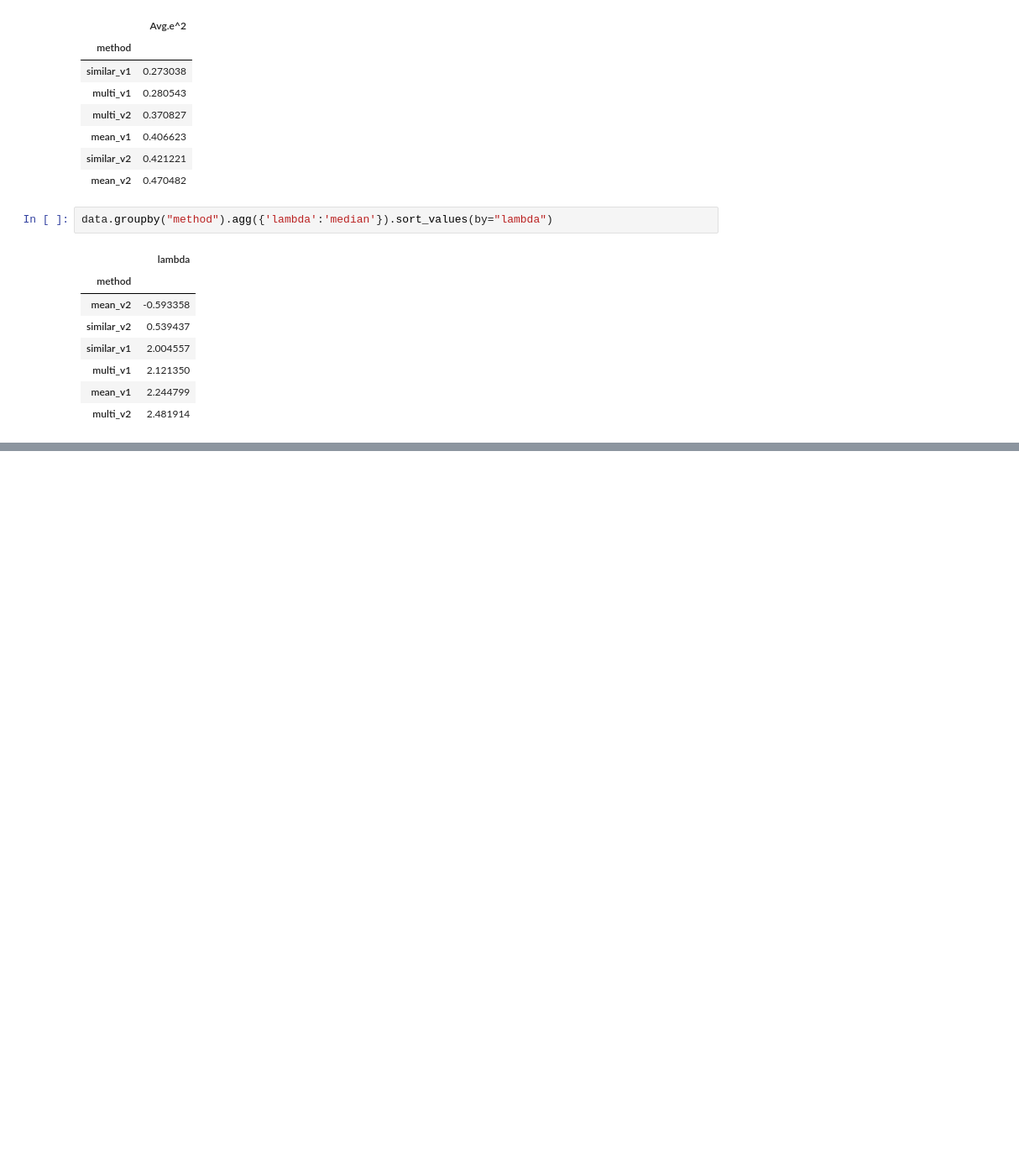
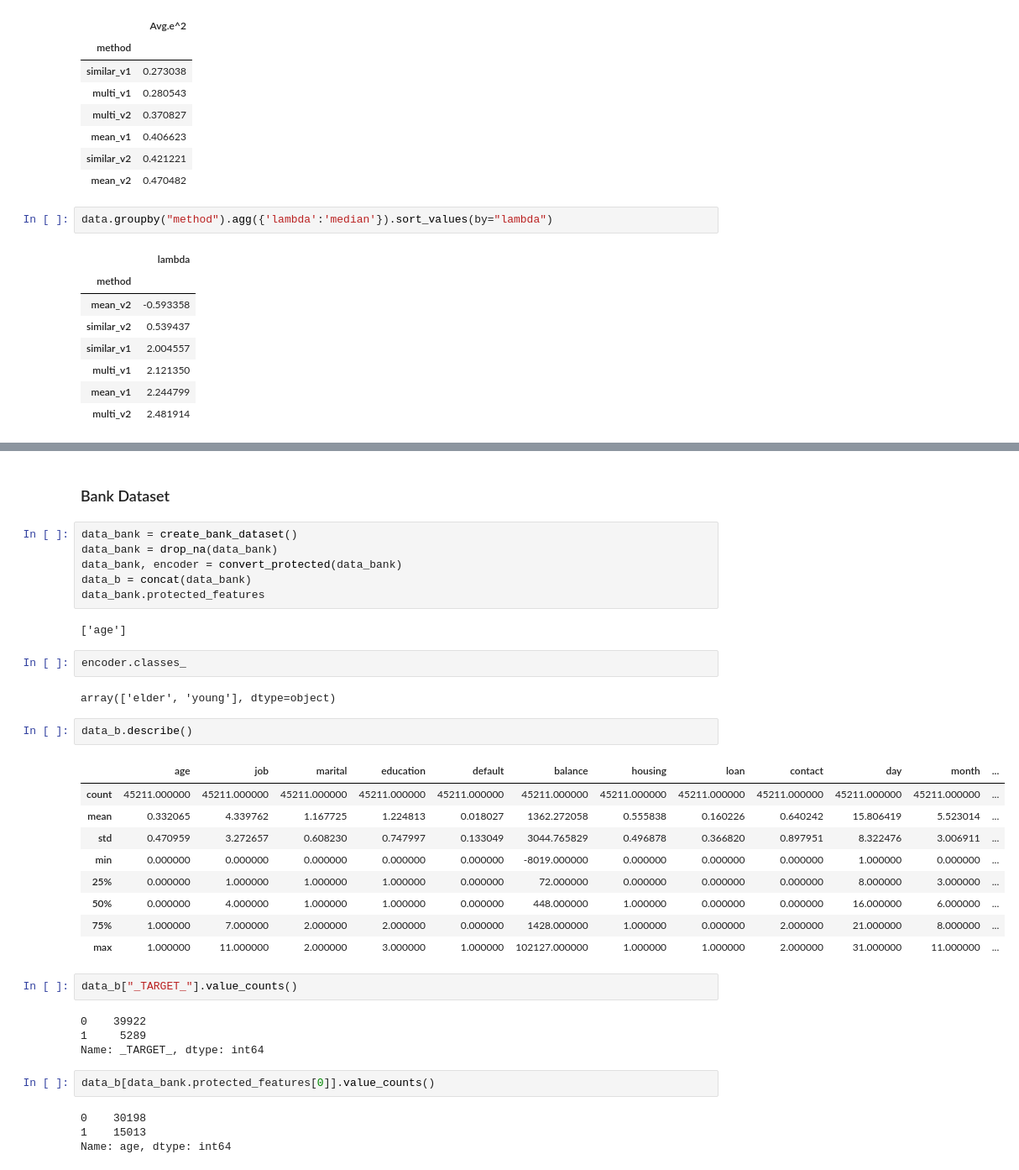
Before and after one commit to teamclouday/DataImputation, a Jupyter notebook: notebooks/Analysis.ipynb, the cells around one changed output, grey strips where cells are left out. Shown at 84% size. Drawn from its saved outputs; the diff is of its cells as text; blank space fills up the shorter version.

```diff
--- a/notebooks/Analysis.ipynb
+++ b/notebooks/Analysis.ipynb
@@ -88,0 +548,38 @@ data.groupby("method").agg({'lambda':'median'}).sort_values(by="lambda")
+# %% [markdown]
+### Bank Dataset
+# %%
+data_bank = create_bank_dataset()
+data_bank = drop_na(data_bank)
+data_bank, encoder = convert_protected(data_bank)
+data_b = concat(data_bank)
+data_bank.protected_features
+# %% [output]
+['age']
+# %%
+encoder.classes_
+# %% [output]
+array(['elder', 'young'], dtype=object)
+# %%
+data_b.describe()
+# %% [output]
+|  | age | job | marital | education | default | balance | housing | loan | contact | day | month | ... |
+| count | 45211.000000 | 45211.000000 | 45211.000000 | 45211.000000 | 45211.000000 | 45211.000000 | 45211.000000 | 45211.000000 | 45211.000000 | 45211.000000 | 45211.000000 | ... |
+| mean | 0.332065 | 4.339762 | 1.167725 | 1.224813 | 0.018027 | 1362.272058 | 0.555838 | 0.160226 | 0.640242 | 15.806419 | 5.523014 | ... |
+| std | 0.470959 | 3.272657 | 0.608230 | 0.747997 | 0.133049 | 3044.765829 | 0.496878 | 0.366820 | 0.897951 | 8.322476 | 3.006911 | ... |
+| min | 0.000000 | 0.000000 | 0.000000 | 0.000000 | 0.000000 | -8019.000000 | 0.000000 | 0.000000 | 0.000000 | 1.000000 | 0.000000 | ... |
+| 25% | 0.000000 | 1.000000 | 1.000000 | 1.000000 | 0.000000 | 72.000000 | 0.000000 | 0.000000 | 0.000000 | 8.000000 | 3.000000 | ... |
+| 50% | 0.000000 | 4.000000 | 1.000000 | 1.000000 | 0.000000 | 448.000000 | 1.000000 | 0.000000 | 0.000000 | 16.000000 | 6.000000 | ... |
+| 75% | 1.000000 | 7.000000 | 2.000000 | 2.000000 | 0.000000 | 1428.000000 | 1.000000 | 0.000000 | 2.000000 | 21.000000 | 8.000000 | ... |
+| max | 1.000000 | 11.000000 | 2.000000 | 3.000000 | 1.000000 | 102127.000000 | 1.000000 | 1.000000 | 2.000000 | 31.000000 | 11.000000 | ... |
+# %%
+data_b["_TARGET_"].value_counts()
+# %% [output]
+0    39922
+1     5289
+Name: _TARGET_, dtype: int64
+# %%
+data_b[data_bank.protected_features[0]].value_counts()
+# %% [output]
+0    30198
+1    15013
+Name: age, dtype: int64
```
Also changed, not shown: parts of 61 cells of this notebook, 1 other file.
